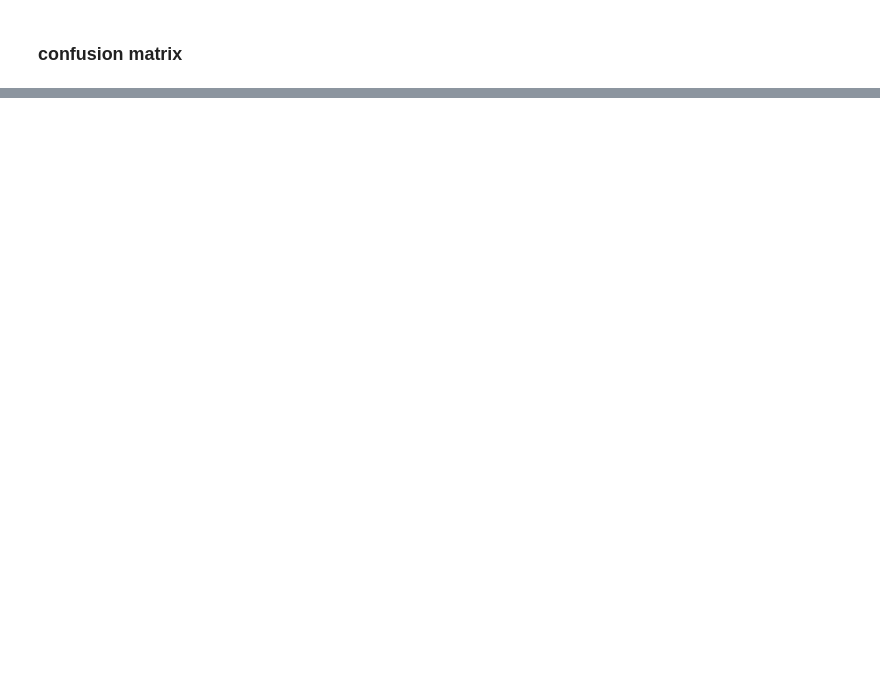
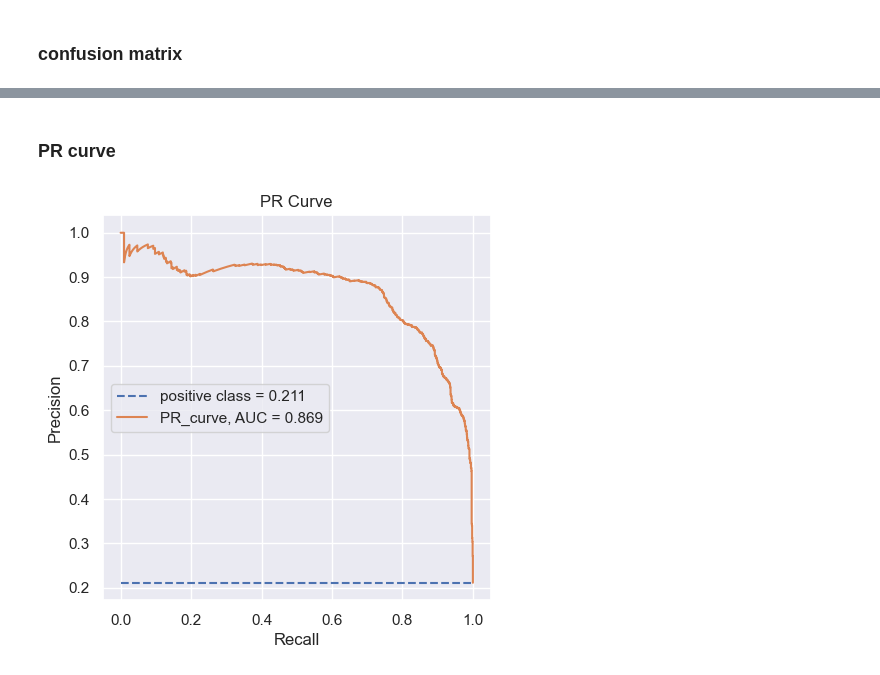
Before and after one commit to TheTrueSquirrel/thesis_spring_2023, a Jupyter notebook: CNN_LSTM.ipynb, the cells around one changed output, grey strips where cells are left out. Drawn from its saved outputs; the diff is of its cells as text; code cells hidden in the pictures; blank space fills up the shorter version.

```diff
--- a/CNN_LSTM.ipynb
+++ b/CNN_LSTM.ipynb
@@ -316,0 +359,31 @@ p.yaxis.set_ticklabels(['M<4.5', 'M>=4.5'], rotation=0, va="center")
+# %% [markdown]
+### PR curve
+# %%
+from sklearn.metrics import precision_recall_curve
+from sklearn.metrics import auc, f1_score
+import matplotlib.pyplot as plt
+
+precision, recall, _ = precision_recall_curve(np.array(y_val).flatten(), y_pred.flatten())
+auc = auc(recall, precision)
+
+# Calculate the proportion of the majority per row, column combination over all batches
+majority_prop = np.mean(test >= cutoff, axis=0)[:]
+
+# Calculate the complement for values lower than 0.5
+majority_prop = np.where(majority_prop < 0.5, 1 - majority_prop, majority_prop)
+zeroR = majority_prop.mean()
+
+# plot the precision-recall curves
+no_skill = (np.array(y_val).flatten()).sum() / len(np.array(y_val).flatten())
+plt.plot([0, 1], [no_skill,no_skill], linestyle='--', label='positive class = %.3f' % (no_skill))
+plt.plot(recall, precision, label='PR_curve, AUC = %.3f' % (auc))
+# axis labels
+plt.xlabel('Recall')
+plt.ylabel('Precision')
+plt.title('PR Curve')
+# show the legend
+plt.legend()
+# show the plot
+plt.show()
+# %% [output]
+[figure, added]
```
Also changed, not shown: parts of 13 cells of this notebook, 8 other files.
